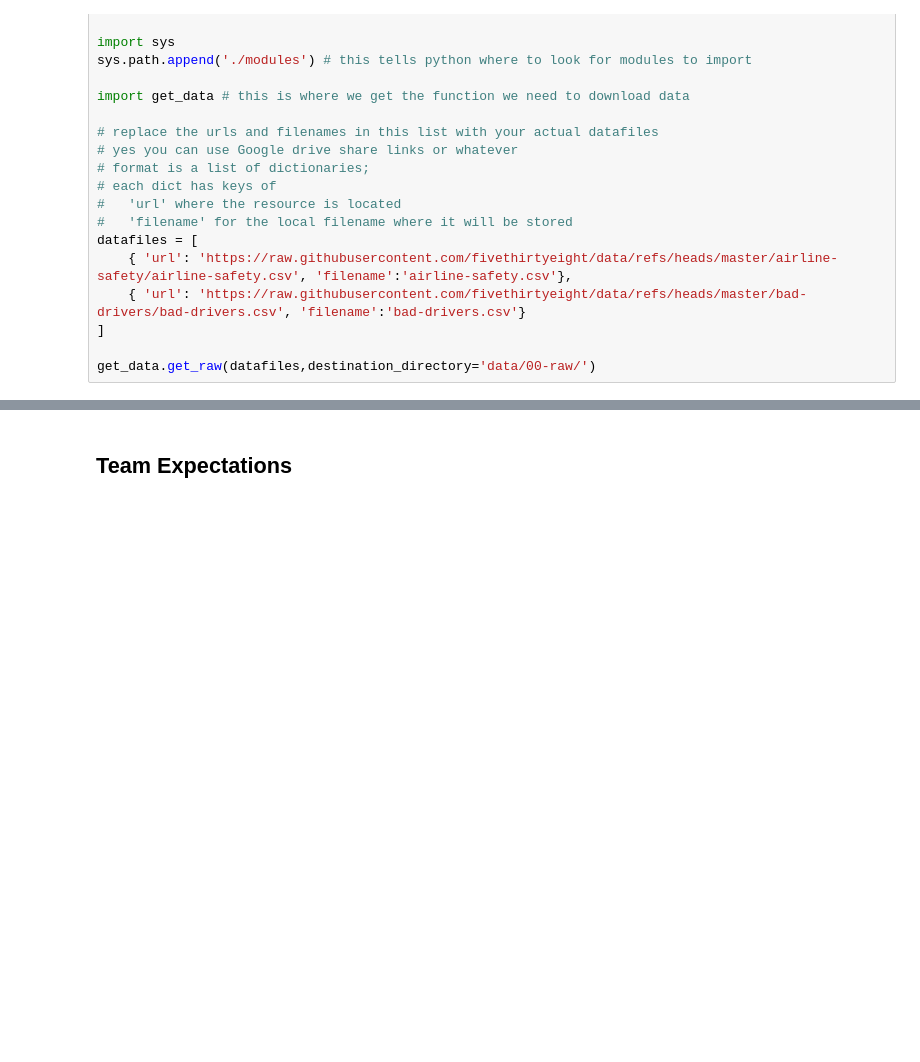
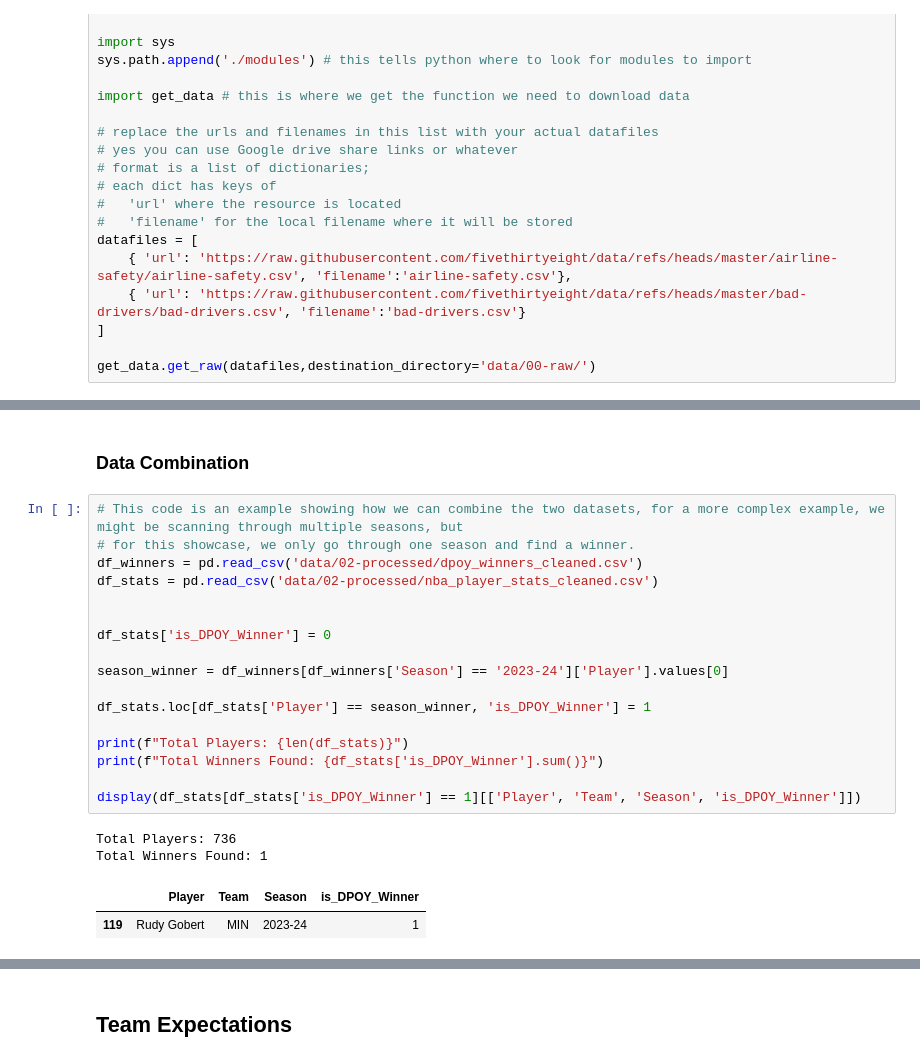
Before and after one commit to COGS108/Group004_WI26, a Jupyter notebook: 01-DataCheckpoint.ipynb, the cells around one changed output, grey strips where cells are left out. Cells and saved outputs as stored; diff of their text form; blank space fills up the shorter version.

```diff
--- a/01-DataCheckpoint.ipynb
+++ b/01-DataCheckpoint.ipynb
@@ -241,0 +305,24 @@ Instructions: REPLACE the contents of this cell with your work, including any up
+# %% [markdown]
+### Data Combination
+# %%
+# This code is an example showing how we can combine the two datasets, for a more complex example, we might be scanning through multiple seasons, but
+# for this showcase, we only go through one season and find a winner.
+df_winners = pd.read_csv('data/02-processed/dpoy_winners_cleaned.csv')
+df_stats = pd.read_csv('data/02-processed/nba_player_stats_cleaned.csv')
+
+
+df_stats['is_DPOY_Winner'] = 0
+
+season_winner = df_winners[df_winners['Season'] == '2023-24']['Player'].values[0]
+
+df_stats.loc[df_stats['Player'] == season_winner, 'is_DPOY_Winner'] = 1
+
+print(f"Total Players: {len(df_stats)}")
+print(f"Total Winners Found: {df_stats['is_DPOY_Winner'].sum()}")
+
+display(df_stats[df_stats['is_DPOY_Winner'] == 1][['Player', 'Team', 'Season', 'is_DPOY_Winner']])
+# %% [output]
+Total Players: 736
+Total Winners Found: 1
+|  | Player | Team | Season | is_DPOY_Winner |
+| 119 | Rudy Gobert | MIN | 2023-24 | 1 |
```
Also changed, not shown: parts of 20 cells of this notebook.
